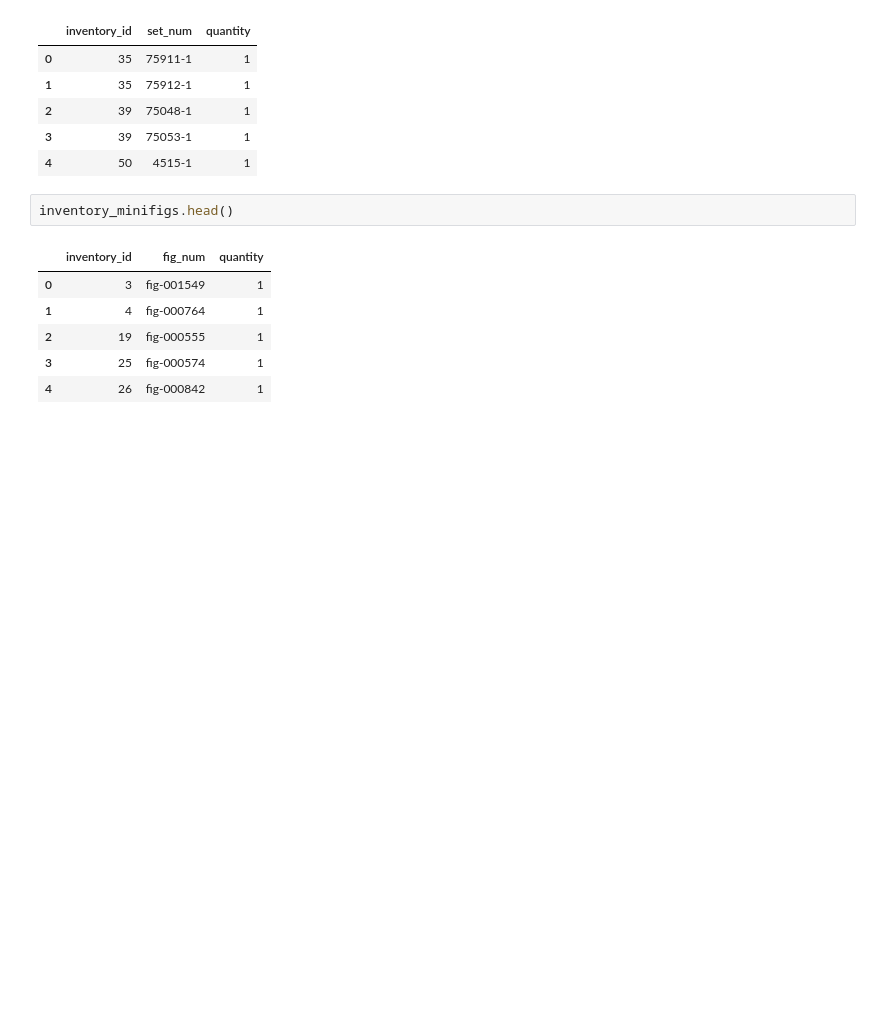
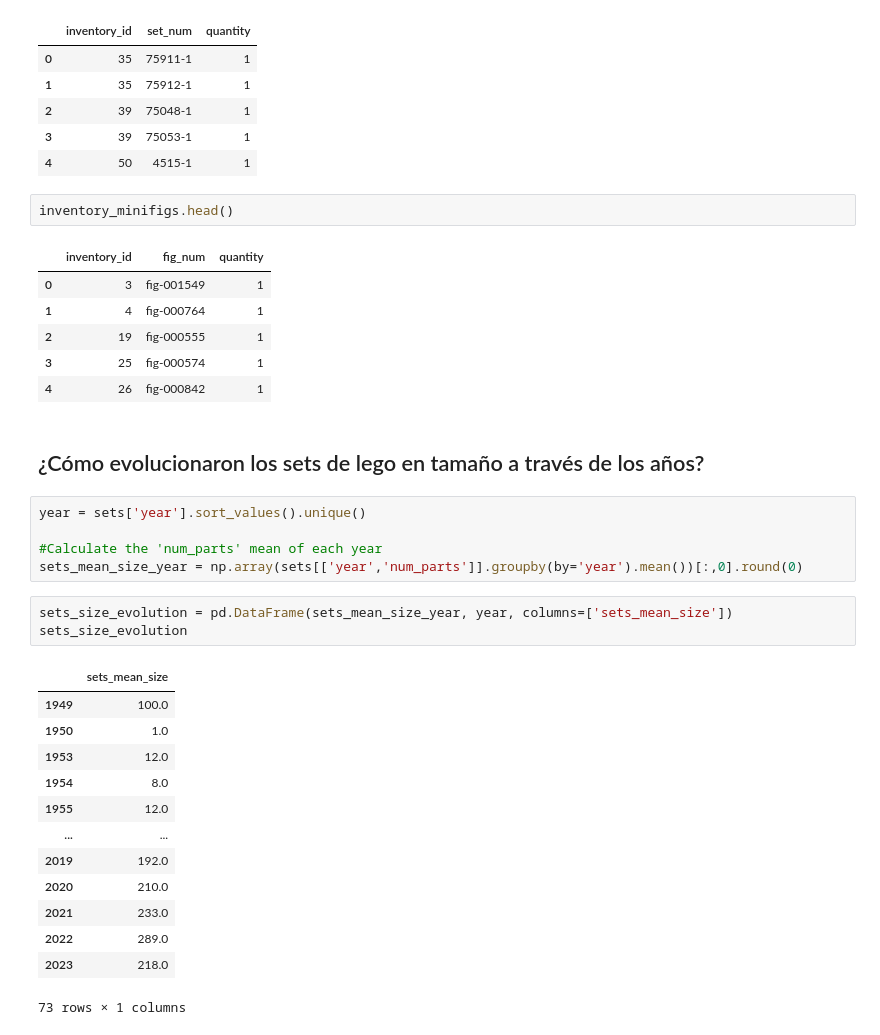
Before and after one commit to BenjaSar/AdD, a Jupyter notebook: TP_Integrador_AdD.ipynb, the cells around one changed output. Drawn from its saved outputs; the diff is of its cells as text; blank space fills up the shorter version.

```diff
--- a/TP_Integrador_AdD.ipynb
+++ b/TP_Integrador_AdD.ipynb
@@ -188,3 +187,27 @@ inventory_minifigs.head()
 | 2 | 19 | fig-000555 | 1 |
 | 3 | 25 | fig-000574 | 1 |
 | 4 | 26 | fig-000842 | 1 |
+# %% [markdown]
+## ¿Cómo evolucionaron los sets de lego en tamaño a través de los años?
+# %%
+year = sets['year'].sort_values().unique()
+
+#Calculate the 'num_parts' mean of each year
+sets_mean_size_year = np.array(sets[['year','num_parts']].groupby(by='year').mean())[:,0].round(0)
+# %%
+sets_size_evolution = pd.DataFrame(sets_mean_size_year, year, columns=['sets_mean_size'])
+sets_size_evolution
+# %% [output]
+|  | sets_mean_size |
+| 1949 | 100.0 |
+| 1950 | 1.0 |
+| 1953 | 12.0 |
+| 1954 | 8.0 |
+| 1955 | 12.0 |
+| ... | ... |
+| 2019 | 192.0 |
+| 2020 | 210.0 |
+| 2021 | 233.0 |
+| 2022 | 289.0 |
+| 2023 | 218.0 |
+73 rows × 1 columns
```
Also changed, not shown: parts of 3 cells of this notebook.
